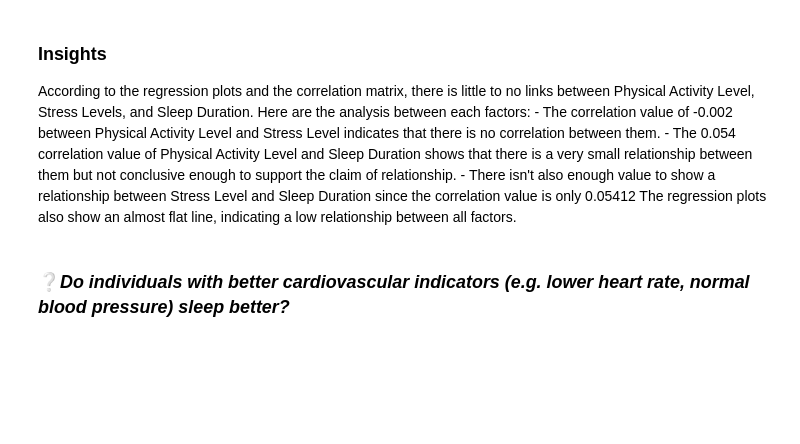
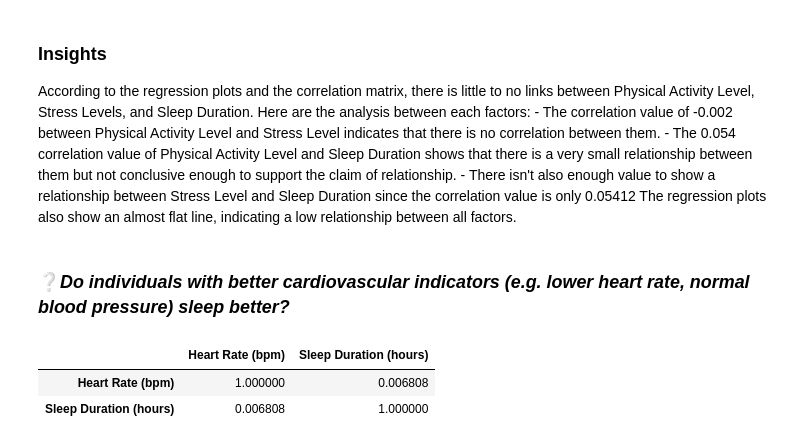
Before and after one commit to ascxiao/Sleep-Health-and-Lifestyle-Dataset, a Jupyter notebook: sleep.ipynb, the cells around one changed output. Saved outputs shown, nothing was run; the diff lists cells and outputs as text; code cells hidden in the pictures; blank space fills up the shorter version.

```diff
--- a/sleep.ipynb
+++ b/sleep.ipynb
@@ -194,3 +194,9 @@ According to the regression plots and the correlation matrix, there is little to
 The regression plots also show an almost flat line, indicating a low relationship between all factors.
 # %% [markdown]
 <h3>❔<i>Do individuals with better cardiovascular indicators (e.g. lower heart rate, normal blood pressure) sleep better?</i></h3>
+# %%
+sleep_transformed[['Heart Rate (bpm)', 'Sleep Duration (hours)']].corr()
+# %% [output]
+|  | Heart Rate (bpm) | Sleep Duration (hours) |
+| Heart Rate (bpm) | 1.000000 | 0.006808 |
+| Sleep Duration (hours) | 0.006808 | 1.000000 |
```
Also changed, not shown: parts of 10 cells of this notebook.
